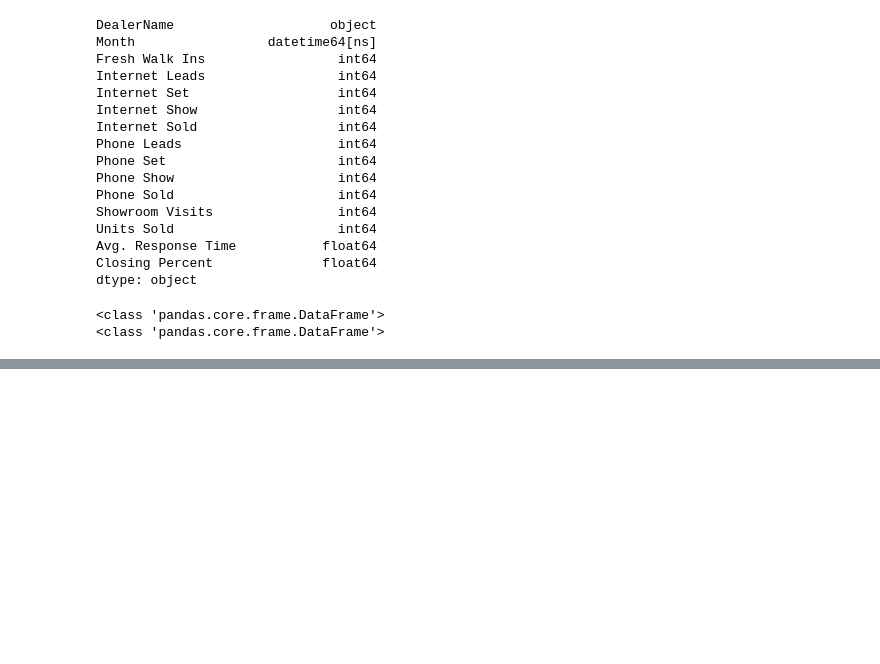
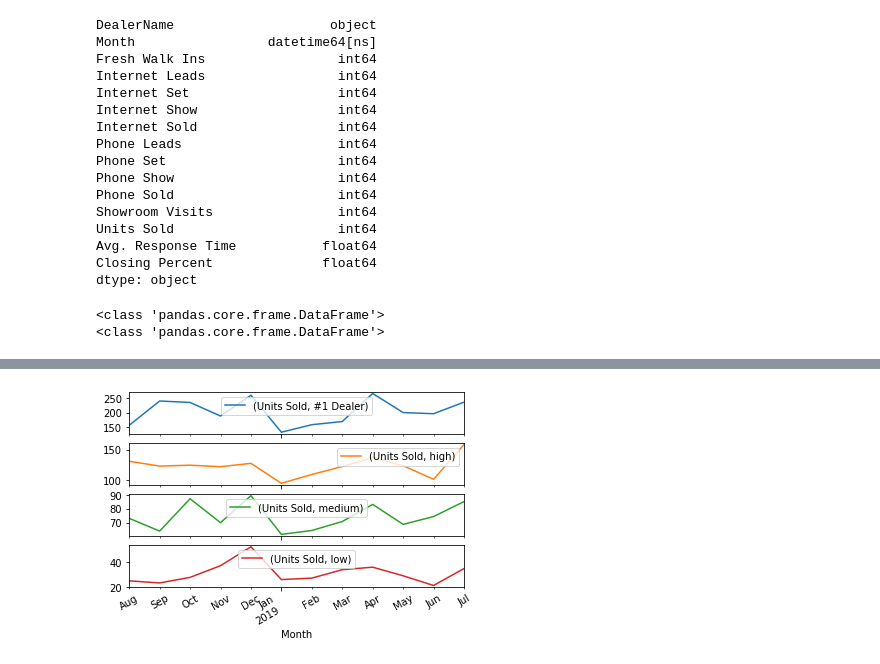
Before and after one commit to GarrettMarkScott/CRM-Data-from-GSheets, a Jupyter notebook: Analyzing our Clients CRM Data.ipynb, the cells around one changed output, grey strips where cells are left out. Drawn from its saved outputs; the diff is of its cells as text; code cells hidden in the pictures; blank space fills up the shorter version.

```diff
--- a/Analyzing our Clients CRM Data.ipynb
+++ b/Analyzing our Clients CRM Data.ipynb
@@ -231,0 +196,4 @@ m_totals.query('Month == "2019-01"')
+# %%
+dealer_mean_sold = m_totals.groupby(['DealerName'])[['Units Sold']].mean()
+dealer_mean_sold.reset_index(inplace=True)
+dealer_mean_sold
@@ -231,0 +230,10 @@ m_totals.query('Month == "2019-01"')
+# %%
+lower_25 = m_totals.groupby(['DealerName'])['Units Sold'].mean().describe()['25%']
+upper_75 = m_totals.groupby(['DealerName'])['Units Sold'].mean().describe()['75%']
+num_1 = m_totals.groupby(['DealerName'])['Units Sold'].mean().describe()['max']-1
+# %%
+bin_edges = [0, lower_25, upper_75, num_1, 9999]
+bin_names = ['low','medium','high','#1 Dealer']
+dealer_mean_sold['Volume'] = pd.cut(dealer_mean_sold['Units Sold'], bin_edges, labels=bin_names)
+dealer_mean_sold.rename(columns={'Units Sold':'Avg. Units Sold'}, inplace=True)
+dealer_mean_sold
@@ -231,0 +258,3 @@ m_totals.query('Month == "2019-01"')
+# %%
+m_totals = pd.merge(m_totals,dealer_mean_sold, on='DealerName')
+m_totals
@@ -231,0 +301,4 @@ m_totals.query('Month == "2019-01"')
+# %%
+m_totals.groupby(['Month','Volume'])[['Units Sold']].mean().unstack(level=1).sort_index(axis=1, ascending=False).plot(kind='line', subplots=True);
+# %% [output]
+[figure, added]
```
Also changed, not shown: parts of 11 cells of this notebook, 1 other file.
